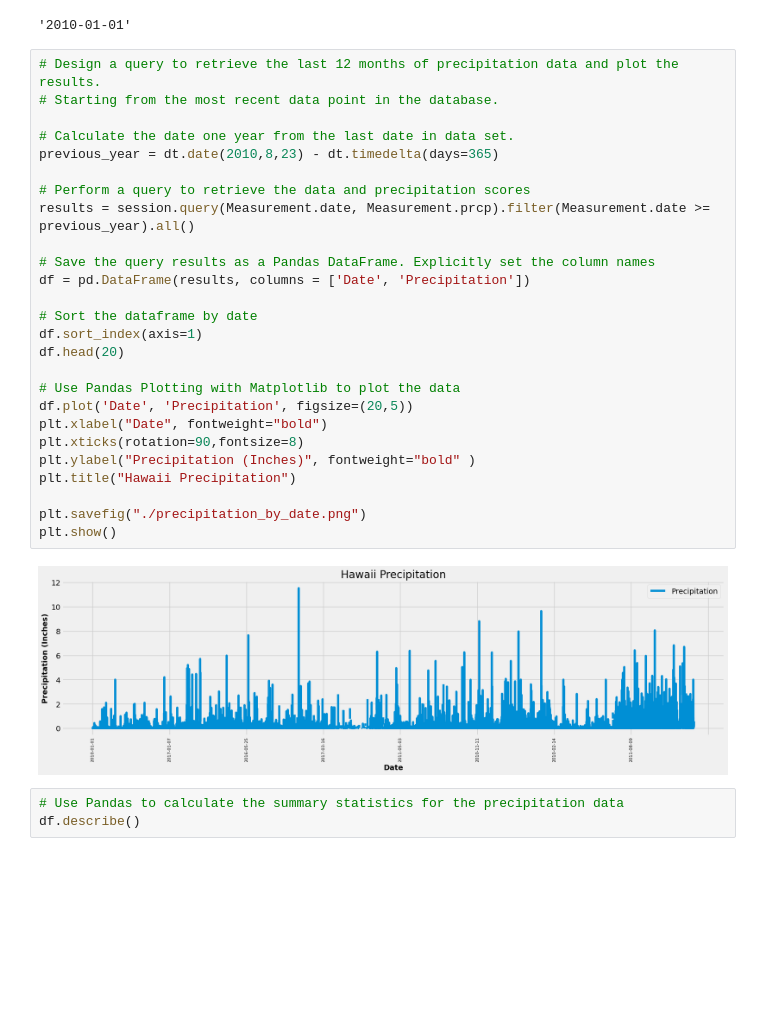
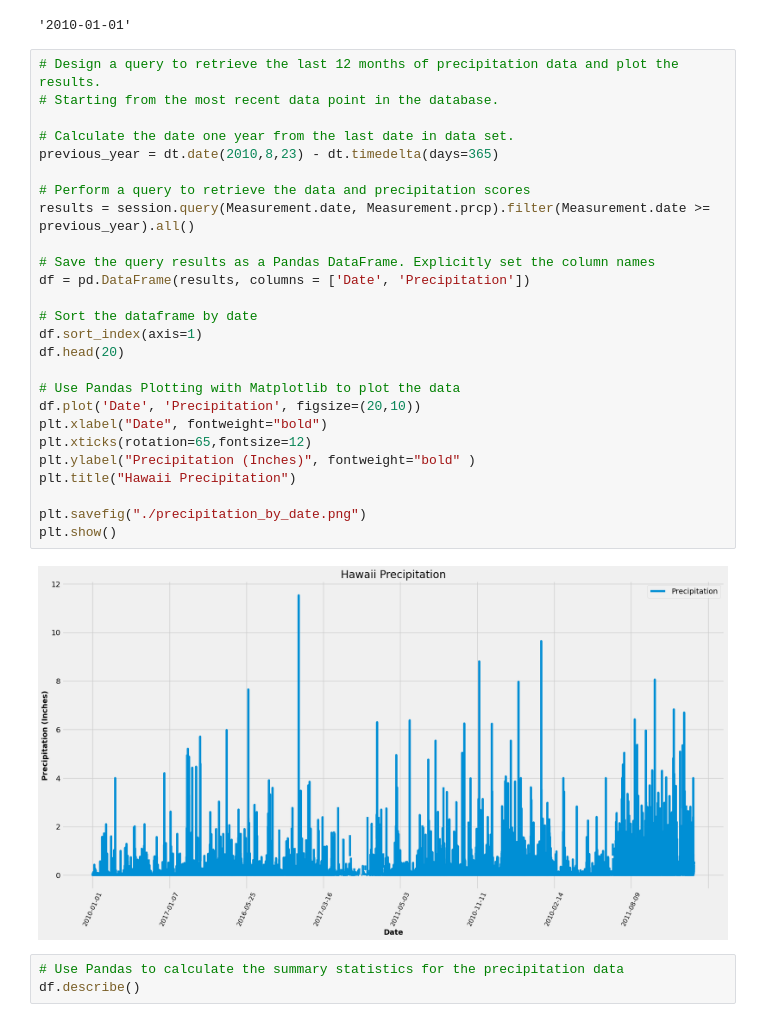
Before and after one commit to TJDavis91/sqlalchemy-challenge, a Jupyter notebook: SurfsUp/climate_starter.ipynb, the cells around one changed output. Drawn from its saved outputs; the diff is of its cells as text; blank space fills up the shorter version.

```diff
--- a/SurfsUp/climate_starter.ipynb
+++ b/SurfsUp/climate_starter.ipynb
@@ -50,31 +50,31 @@ most_recent_date
 # %%
 # Design a query to retrieve the last 12 months of precipitation data and plot the results.
 # Starting from the most recent data point in the database.
 
 # Calculate the date one year from the last date in data set.
 previous_year = dt.date(2010,8,23) - dt.timedelta(days=365)
 
 # Perform a query to retrieve the data and precipitation scores
 results = session.query(Measurement.date, Measurement.prcp).filter(Measurement.date >= previous_year).all()
 
 # Save the query results as a Pandas DataFrame. Explicitly set the column names
 df = pd.DataFrame(results, columns = ['Date', 'Precipitation'])
 
 # Sort the dataframe by date
 df.sort_index(axis=1)
 df.head(20)
 
 # Use Pandas Plotting with Matplotlib to plot the data
-df.plot('Date', 'Precipitation', figsize=(20,5))
+df.plot('Date', 'Precipitation', figsize=(20,10))
 plt.xlabel("Date", fontweight="bold")
-plt.xticks(rotation=90,fontsize=8)
+plt.xticks(rotation=65,fontsize=12)
 plt.ylabel("Precipitation (Inches)", fontweight="bold" )
 plt.title("Hawaii Precipitation")
 
 plt.savefig("./precipitation_by_date.png")
 plt.show()
 # %% [output]
-[figure, old version]
+[figure, new version]
 # %%
 # Use Pandas to calculate the summary statistics for the precipitation data
 df.describe()
```
Also changed, not shown: parts of 5 cells of this notebook, 1 other file.
